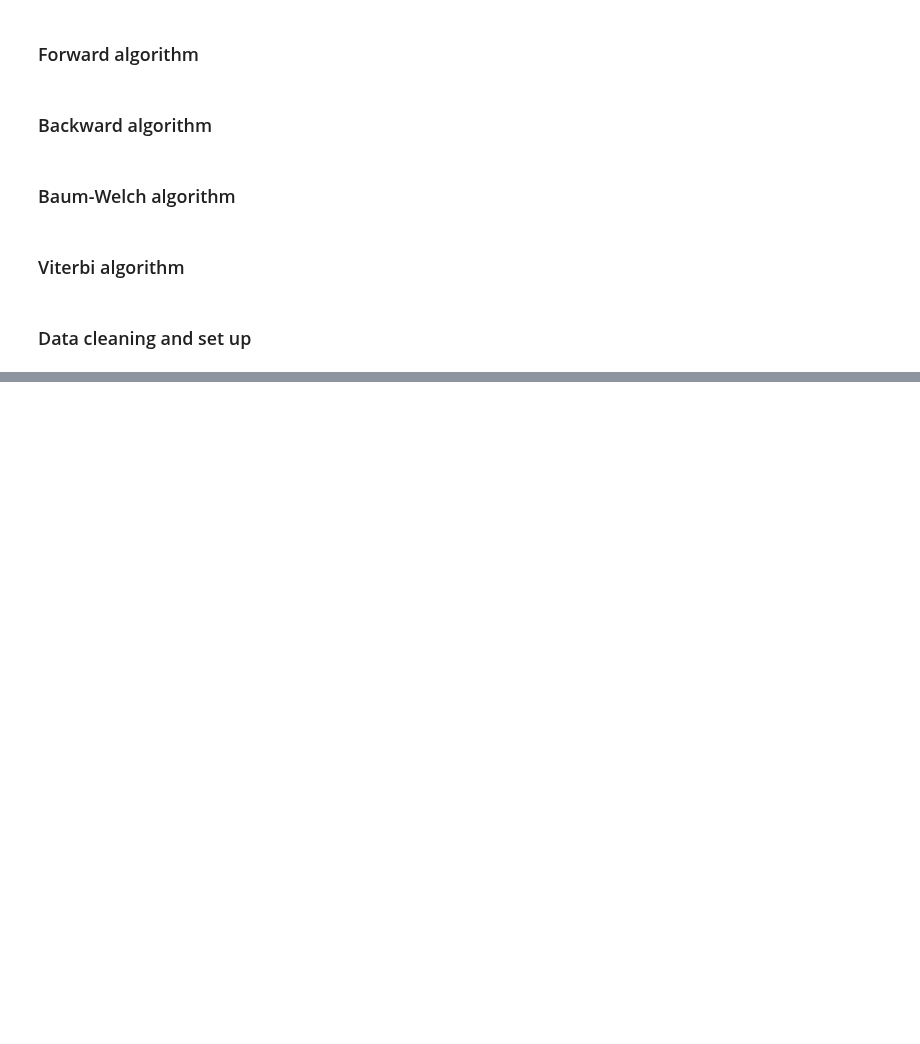
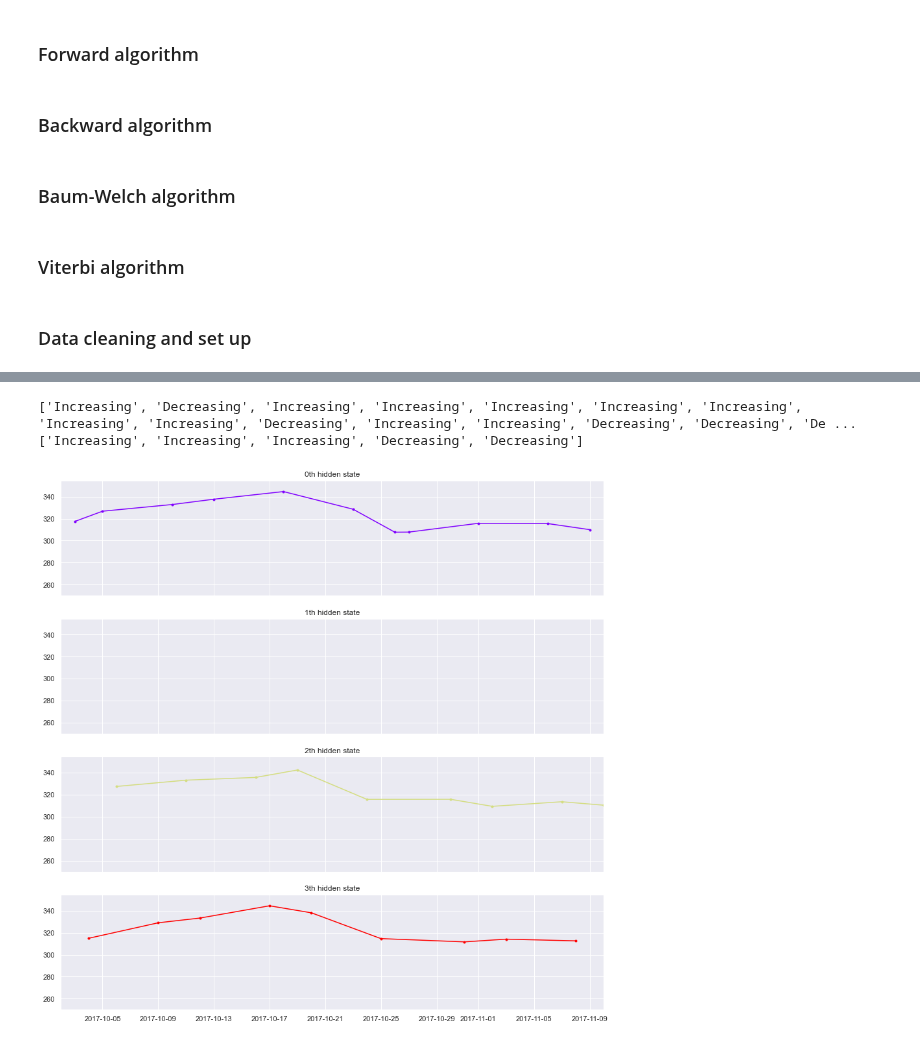
Before and after one commit to sophielouie/cs4100-5100-final-proj, a Jupyter notebook: HMM_Functions.ipynb, the cells around one changed output, grey strips where cells are left out. Drawn from its saved outputs; the diff is of its cells as text; code cells hidden in the pictures; blank space fills up the shorter version.

Commit message:
biogen data in hmm_functions.ipynb file

```diff
--- a/HMM_Functions.ipynb
+++ b/HMM_Functions.ipynb
@@ -555,0 +582,35 @@ def graph_hidden_states(updated_stock_df):
+# %%
+# Get data and initialize
+df_emission = get_emission(df_biib_stock)
+emission = df_emission['Emission'][1:]
+
+emission_list = emission.tolist()
+print(emission_list)
+print(["Increasing", "Increasing", "Increasing", "Decreasing", "Decreasing"])
+
+tpm = [[0.2, 0.1, 0.3, 0.1, 0.2, 0.1],
+       [0.3, 0.1, 0.1, 0.2, 0.3, 0],
+       [0.1, 0.1, 0.1, 0.3, 0.2, 0.2],
+       [0.4, 0.1, 0.1, 0.1, 0.1, 0.2],
+       [0.3, 0.2, 0.1, 0.1, 0.1, 0.2],
+       [0.2, 0.2, 0.2, 0.1, 0.1, 0.2]]
+
+#tpm = create_TPM(6)
+
+epm = create_EPM(6, 2)
+NUM_STATES = 6
+
+pi = [.2, .1, .1, .2, .1, .1]
+# %% [output]
+['Increasing', 'Decreasing', 'Increasing', 'Increasing', 'Increasing', 'Increasing', 'Increasing', 'Increasing', 'Increasing', 'Decreasing', 'Increasing', 'Increasing', 'Decreasing', 'Decreasing', 'De ...
+['Increasing', 'Increasing', 'Increasing', 'Decreasing', 'Decreasing']
+# %%
+tpm, epm = baum_welch(tpm, epm, pi, emission_list)
+# %%
+states_path = viterbi(tpm, epm, pi, emission_list)
+# %%
+updated_stock_df = add_hidden_states_to_df(df_emission, states_path)
+# %%
+graph_hidden_states(updated_stock_df)
+# %% [output]
+[figure, added]
```
Also changed, not shown: parts of 5 cells of this notebook, 1 other file.
